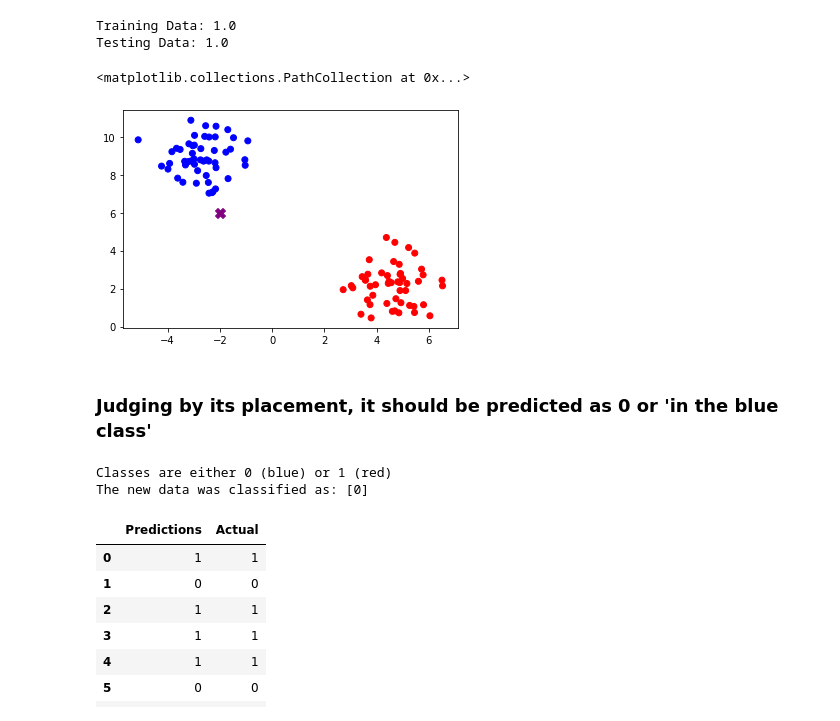
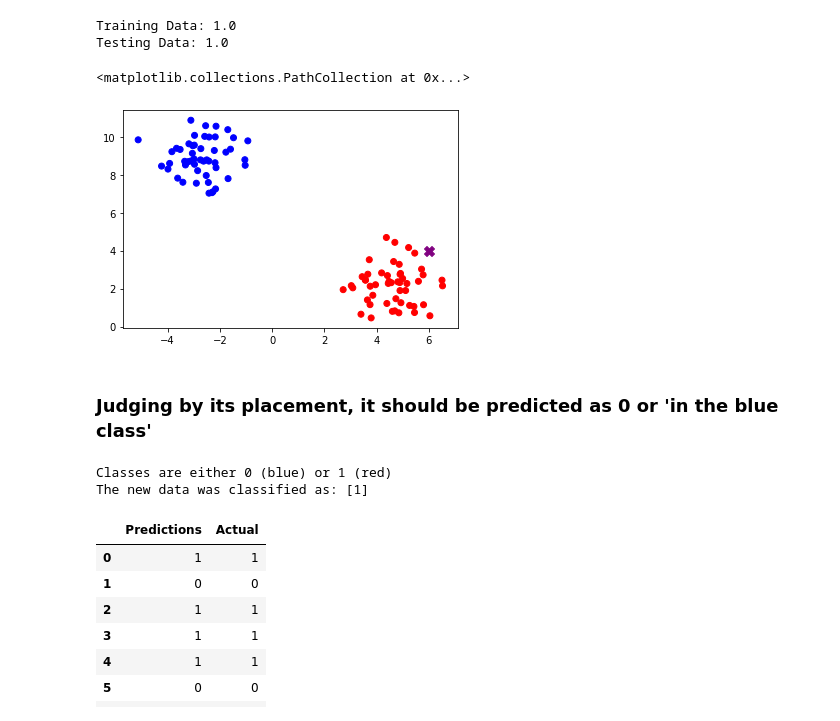
Before and after one commit to gianmillare/Machine-Learning-AI, a Jupyter notebook: University of California, Berkeley - AI ML Sessions/Part 10 - Logistic Regression.ipynb, the cells around one changed output. Saved outputs shown, nothing was run; the diff lists cells and outputs as text; code cells hidden in the pictures.

Commit message:
tested ucbmlai.10 logistic model using a new data_set

```diff
--- a/University of California, Berkeley - AI ML Sessions/Part 10 - Logistic Regression.ipynb
+++ b/University of California, Berkeley - AI ML Sessions/Part 10 - Logistic Regression.ipynb
@@ -112,16 +112,17 @@ Testing Data: 1.0
 # %%
 # Step 9: Make predictions (we can do this by generating a new point, then throw that point in the model)
 
 # create the new data point
-new_data = np.array([[-2, 6]])
+# new_data = np.array([[-2, 6]])
+new_data = np.array([[6, 4]])
 
 # plot the new data against the original dataset
 col = np.where(y==0, 'blue', 'red')
 plt.scatter(X[:, 0], X[: , 1], c=col)
 plt.scatter(new_data[0, 0], new_data[0, 1], c='purple', marker='X', s=100)
 # %% [output]
 <matplotlib.collections.PathCollection at 0x...>
-[figure, old version]
+[figure, new version]
 # %% [markdown]
 ### Judging by its placement, it should be predicted as 0 or 'in the blue class'
 # %%
@@ -132,7 +133,7 @@ print("Classes are either 0 (blue) or 1 (red)")
 print(f"The new data was classified as: {predictions}")
 # %% [output]
 Classes are either 0 (blue) or 1 (red)
-The new data was classified as: [0]
+The new data was classified as: [1]
 # %%
 # Step 11 (optional): We can also compare the predictions to the actual dataset using pandas
 
```
Also changed, not shown: 1 other file.
